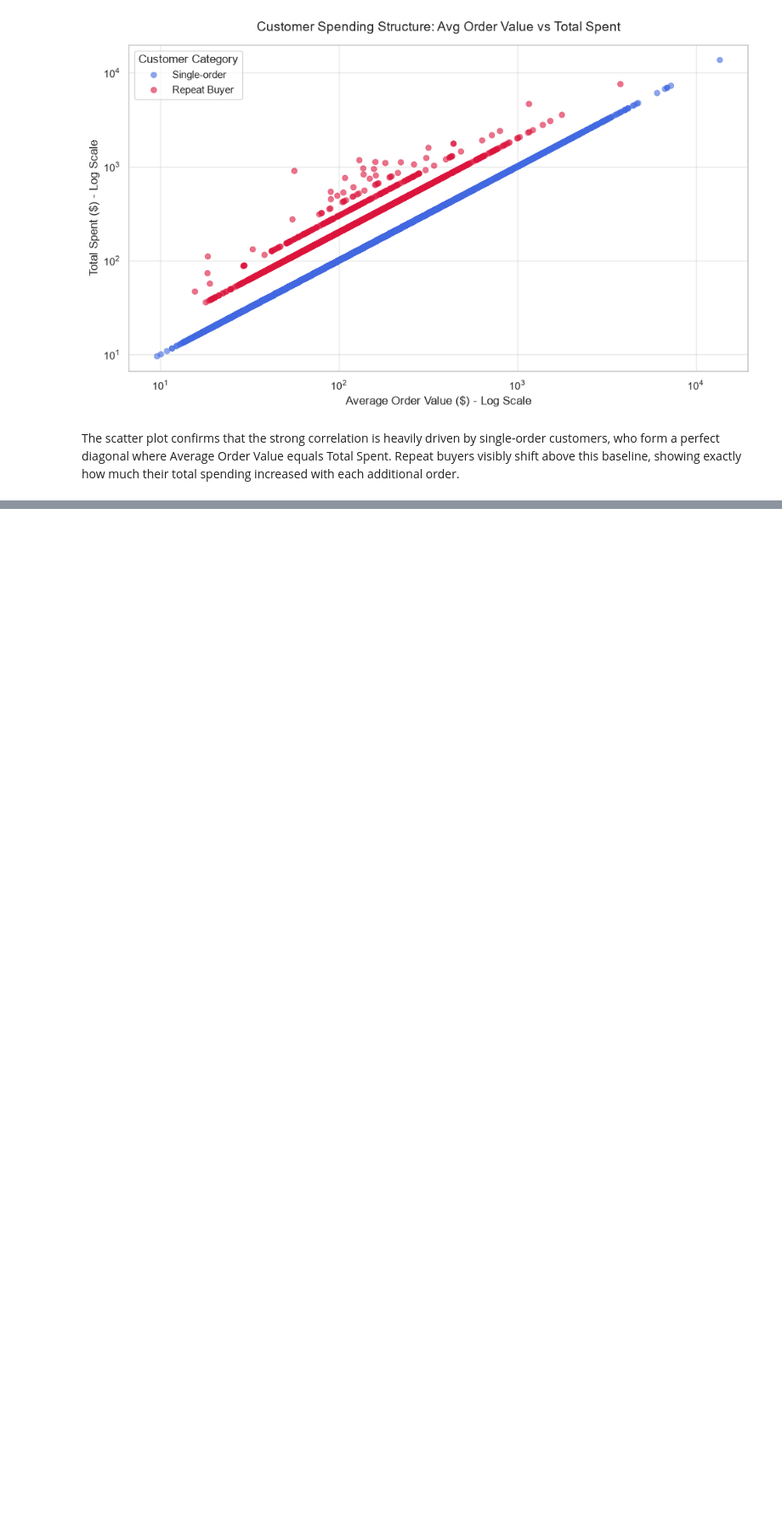
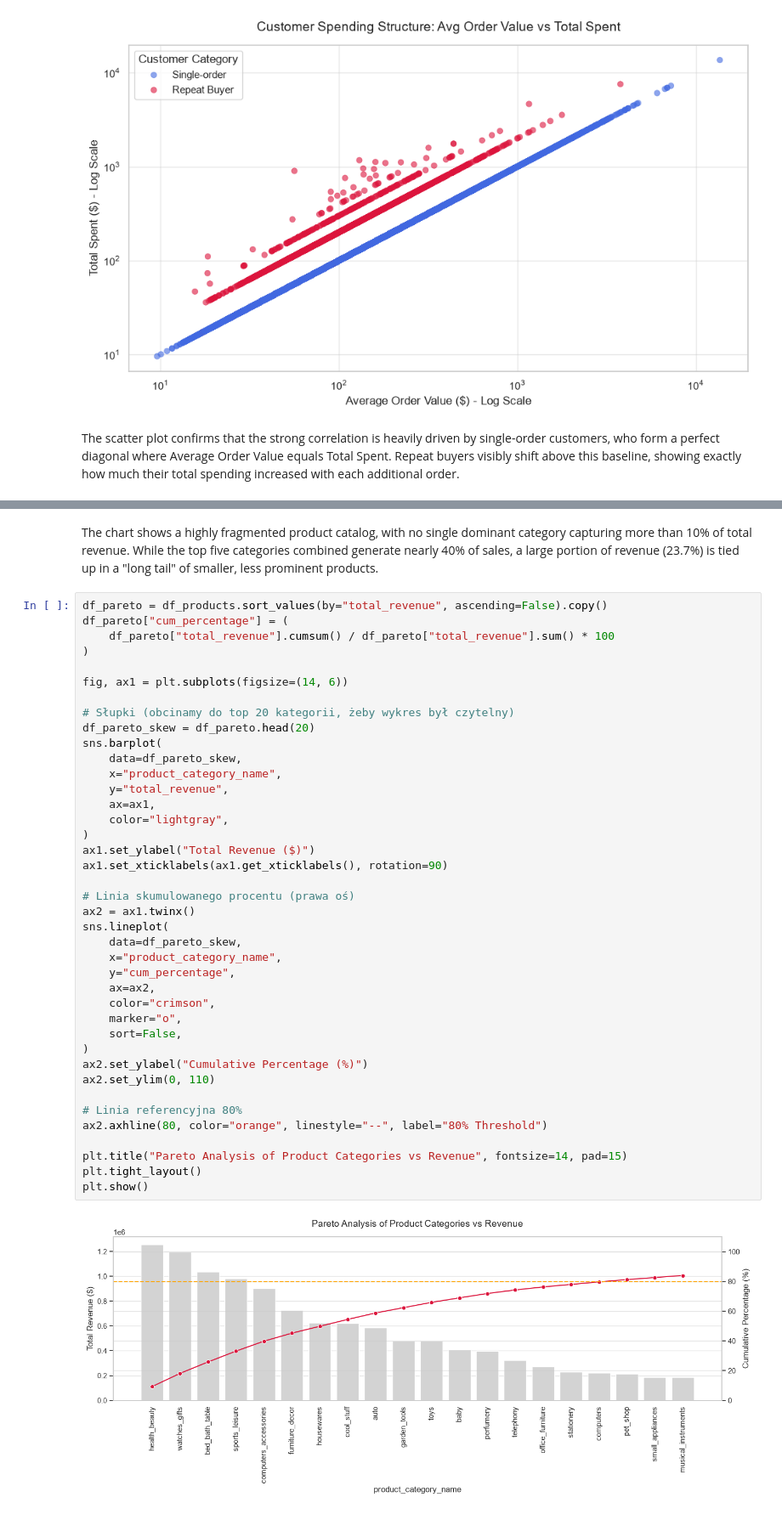
Before and after one commit to MarKotyn/olist-ecommerce-customer-analytics, a Jupyter notebook: python/notebooks/02_eda.ipynb, the cells around one changed output, grey strips where cells are left out. Shown at 85% size. Saved outputs shown, nothing was run; the diff lists cells and outputs as text; blank space fills up the shorter version.

```diff
--- a/python/notebooks/02_eda.ipynb
+++ b/python/notebooks/02_eda.ipynb
@@ -260,0 +311,44 @@ The scatter plot confirms that the strong correlation is heavily driven by singl
+# %% [markdown]
+The chart shows a highly fragmented product catalog, with no single dominant category capturing more than 10% of total revenue. While the top five categories combined generate nearly 40% of sales, a large portion of revenue (23.7%) is tied up in a "long tail" of smaller, less prominent products.
+# %%
+df_pareto = df_products.sort_values(by="total_revenue", ascending=False).copy()
+df_pareto["cum_percentage"] = (
+    df_pareto["total_revenue"].cumsum() / df_pareto["total_revenue"].sum() * 100
+)
+
+fig, ax1 = plt.subplots(figsize=(14, 6))
+
+# Słupki (obcinamy do top 20 kategorii, żeby wykres był czytelny)
+df_pareto_skew = df_pareto.head(20)
+sns.barplot(
+    data=df_pareto_skew,
+    x="product_category_name",
+    y="total_revenue",
+    ax=ax1,
+    color="lightgray",
+)
+ax1.set_ylabel("Total Revenue ($)")
+ax1.set_xticklabels(ax1.get_xticklabels(), rotation=90)
+
+# Linia skumulowanego procentu (prawa oś)
+ax2 = ax1.twinx()
+sns.lineplot(
+    data=df_pareto_skew,
+    x="product_category_name",
+    y="cum_percentage",
+    ax=ax2,
+    color="crimson",
+    marker="o",
+    sort=False,
+)
+ax2.set_ylabel("Cumulative Percentage (%)")
+ax2.set_ylim(0, 110)
+
+# Linia referencyjna 80%
+ax2.axhline(80, color="orange", linestyle="--", label="80% Threshold")
+
+plt.title("Pareto Analysis of Product Categories vs Revenue", fontsize=14, pad=15)
+plt.tight_layout()
+plt.show()
+# %% [output]
+[figure, added]
```
Also changed, not shown: parts of 10 cells of this notebook.
